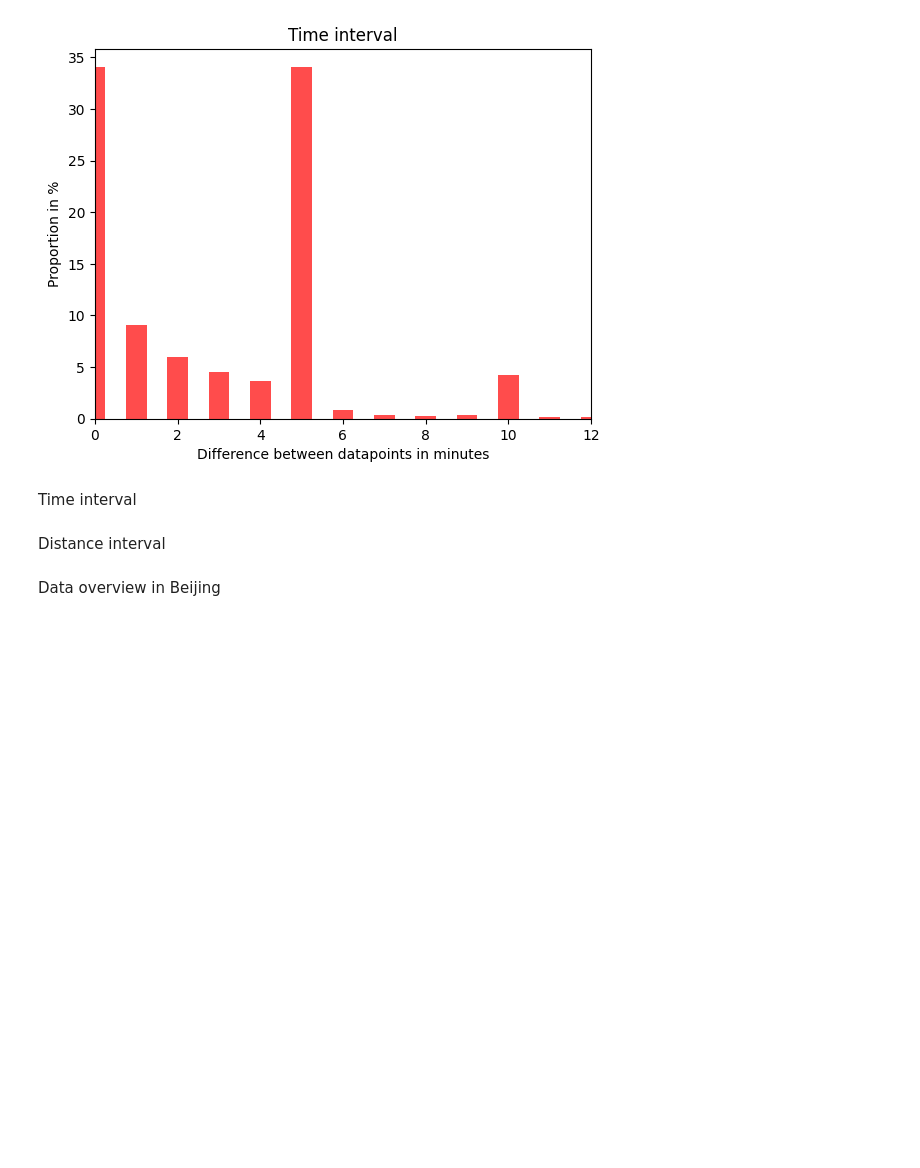
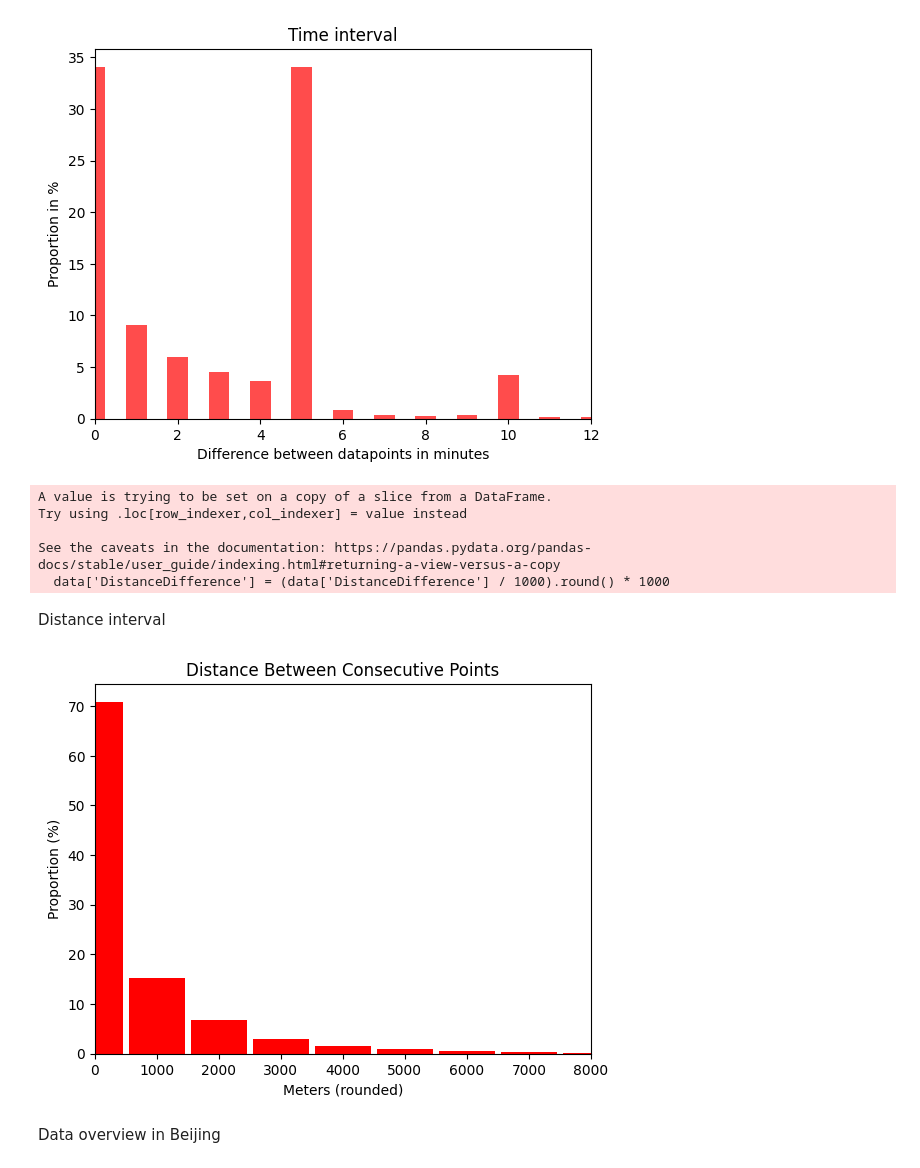
Before and after one commit to HrcanJan/GPS_analysis, a Jupyter notebook: DP Projekt/main2.ipynb, the cells around one changed output. Drawn from its saved outputs; the diff is of its cells as text; code cells hidden in the pictures; blank space fills up the shorter version.

Commit message:
feat: add distance between points

```diff
--- a/DP Projekt/main2.ipynb
+++ b/DP Projekt/main2.ipynb
@@ -61,9 +61,45 @@ plt.xlim(0, 12)
 plt.show()
 # %% [output]
 [figure]
-# %% [markdown]
-Time interval
+# %%
+# ChatGPT generated function
+def haversine(lat1, lon1, lat2, lon2):
+    R = 6371  # Radius of the Earth in kilometers
+    lat1, lon1, lat2, lon2 = map(np.radians, [lat1, lon1, lat2, lon2])
+    dlat = lat2 - lat1
+    dlon = lon2 - lon1
+    a = np.sin(dlat / 2) ** 2 + np.cos(lat1) * np.cos(lat2) * np.sin(dlon / 2) ** 2
+    c = 2 * np.arctan2(np.sqrt(a), np.sqrt(1 - a))
+    distance = R * c  # Distance in kilometers
+    return distance * 1000  # Convert to meters
+
+data['DistanceDifference'] = data.groupby('Taxi ID').apply(
+    lambda group: haversine(group['Latitude'], group['Longitude'], group['Latitude'].shift(), group['Longitude'].shift())
+).reset_index(drop=True)
+
+data = data[data['Taxi ID'] == data['Taxi ID'].shift(-1)]
+# %%
+data['DistanceDifference'] = (data['DistanceDifference'] / 1000).round() * 1000
+distDiff = data['DistanceDifference'].value_counts(normalize=True) * 100
+# %% [output]
+A value is trying to be set on a copy of a slice from a DataFrame.
+Try using .loc[row_indexer,col_indexer] = value instead
+
+See the caveats in the documentation: https://pandas.pydata.org/pandas-docs/stable/user_guide/indexing.html#returning-a-view-versus-a-copy
+  data['DistanceDifference'] = (data['DistanceDifference'] / 1000).round() * 1000
 # %% [markdown]
 Distance interval
+# %%
+x = distDiff.index
+y = distDiff.values
+
+plt.bar(x, y, width=900, color='red')
+plt.xlabel('Meters (rounded)')
+plt.ylabel('Proportion (%)')
+plt.title('Distance Between Consecutive Points')
+plt.xlim(0, 8000)
+plt.show()
+# %% [output]
+[figure, added]
 # %% [markdown]
 Data overview in Beijing
```
